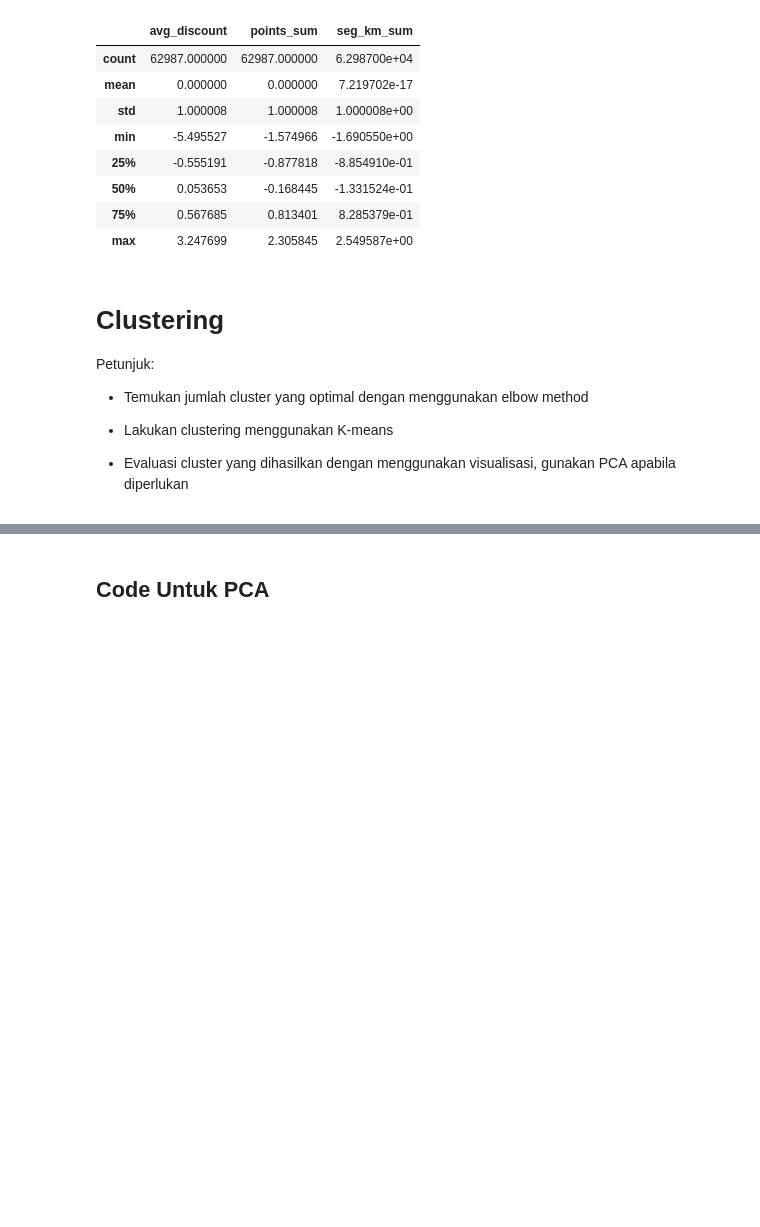
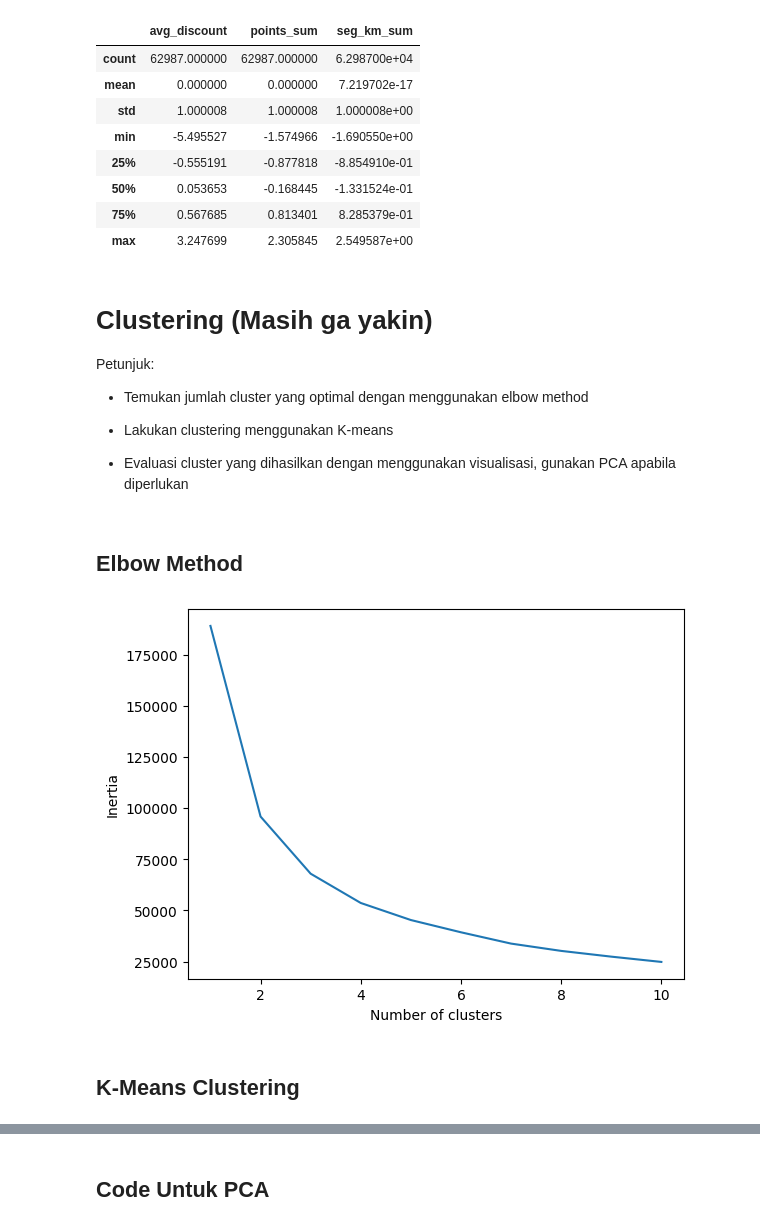
Before and after one commit to mezkymy/airline-cv-analysis, a Jupyter notebook: airline_cust_value_analysis.ipynb, the cells around one changed output, grey strips where cells are left out. Saved outputs shown, nothing was run; the diff lists cells and outputs as text; code cells hidden in the pictures; blank space fills up the shorter version.

Commit message:
Added Elbow Method, K-Means, and PCA

```diff
--- a/airline_cust_value_analysis.ipynb
+++ b/airline_cust_value_analysis.ipynb
@@ -553,7 +557,7 @@ clustering_df_transformed.describe()
 | 75% | 0.567685 | 0.813401 | 8.285379e-01 |
 | max | 3.247699 | 2.305845 | 2.549587e+00 |
 # %% [markdown]
-# Clustering
+# Clustering (Masih ga yakin)
 Petunjuk:
 * Temukan jumlah cluster yang optimal dengan menggunakan elbow method
 
@@ -561,3 +565,29 @@ Petunjuk:
 
 * Evaluasi cluster yang dihasilkan dengan menggunakan visualisasi, gunakan PCA
 apabila diperlukan
+# %% [markdown]
+## Elbow Method
+# %%
+from sklearn.cluster import KMeans
+
+# create an empty list to store the inertia values
+inertia = []
+
+# create a range of k values to test
+k_range = range(1, 11)
+
+# fit KMeans for each k value and append the inertia to the list
+for k in k_range:
+    model = KMeans(n_clusters=k)
+    model.fit(clustering_df_transformed)
+    inertia.append(model.inertia_)
+
+# plot the inertia values against k values
+plt.plot(k_range, inertia)
+plt.xlabel('Number of clusters')
+plt.ylabel('Inertia')
+plt.show()
+# %% [output]
+[figure, added]
+# %% [markdown]
+## K-Means Clustering
```
Also changed, not shown: parts of 7 cells of this notebook.
